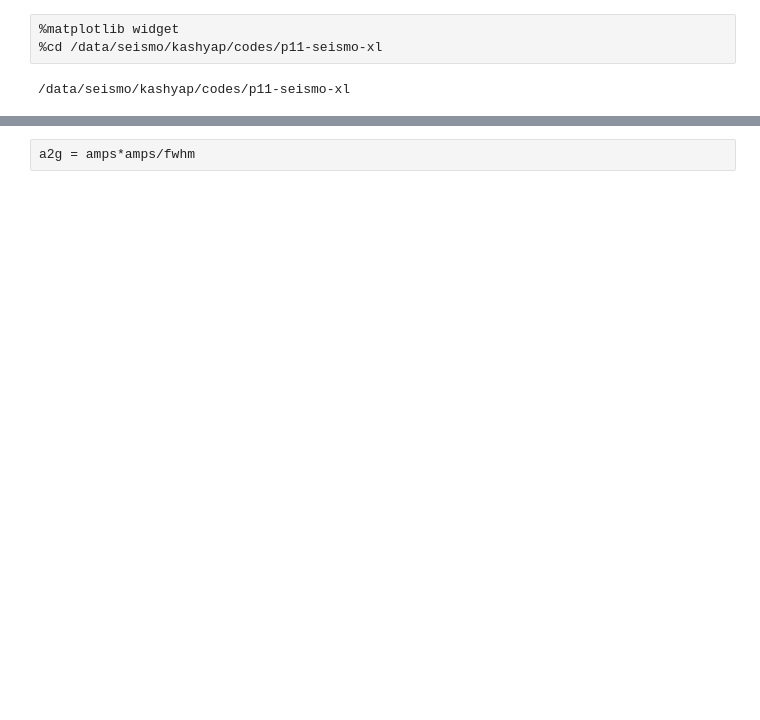
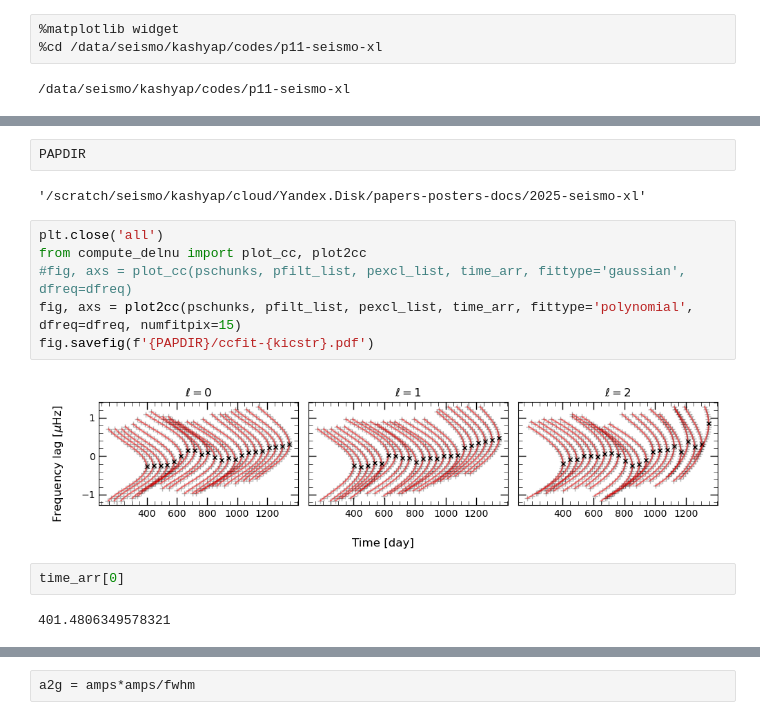
Before and after one commit to samarth-kashyap/seismo-xl, a Jupyter notebook: notebooks/delnu-kic8006161.ipynb, the cells around one changed output, grey strips where cells are left out. Drawn from its saved outputs; the diff is of its cells as text; blank space fills up the shorter version.

```diff
--- a/notebooks/delnu-kic8006161.ipynb
+++ b/notebooks/delnu-kic8006161.ipynb
@@ -32,0 +34,16 @@ LOADING SUCESS
+# %%
+PAPDIR
+# %% [output]
+'/scratch/seismo/kashyap/cloud/Yandex.Disk/papers-posters-docs/2025-seismo-xl'
+# %%
+plt.close('all')
+from compute_delnu import plot_cc, plot2cc
+#fig, axs = plot_cc(pschunks, pfilt_list, pexcl_list, time_arr, fittype='gaussian', dfreq=dfreq)
+fig, axs = plot2cc(pschunks, pfilt_list, pexcl_list, time_arr, fittype='polynomial', dfreq=dfreq, numfitpix=15)
+fig.savefig(f'{PAPDIR}/ccfit-{kicstr}.pdf')
+# %% [output]
+[figure, added]
+# %%
+time_arr[0]
+# %% [output]
+401.4806349578321
```
Also changed, not shown: parts of 8 cells of this notebook, 3 other files.
